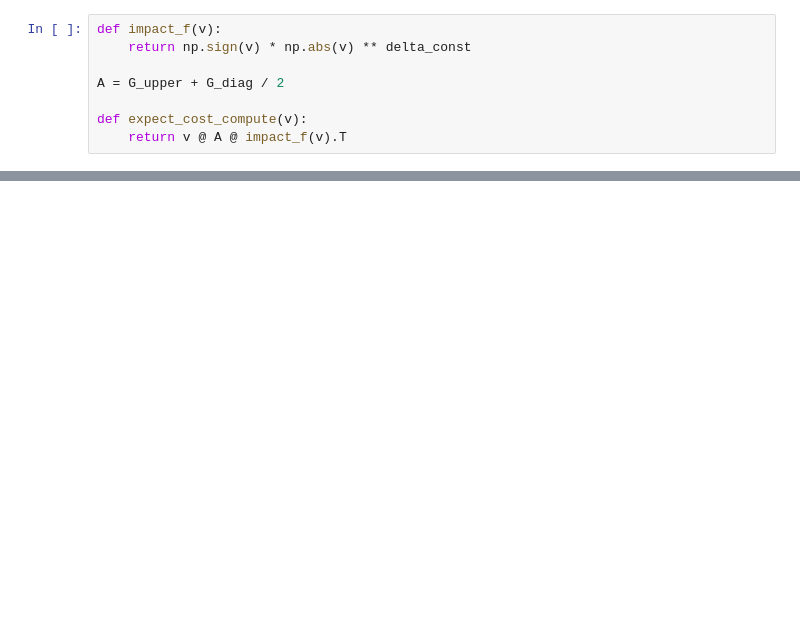
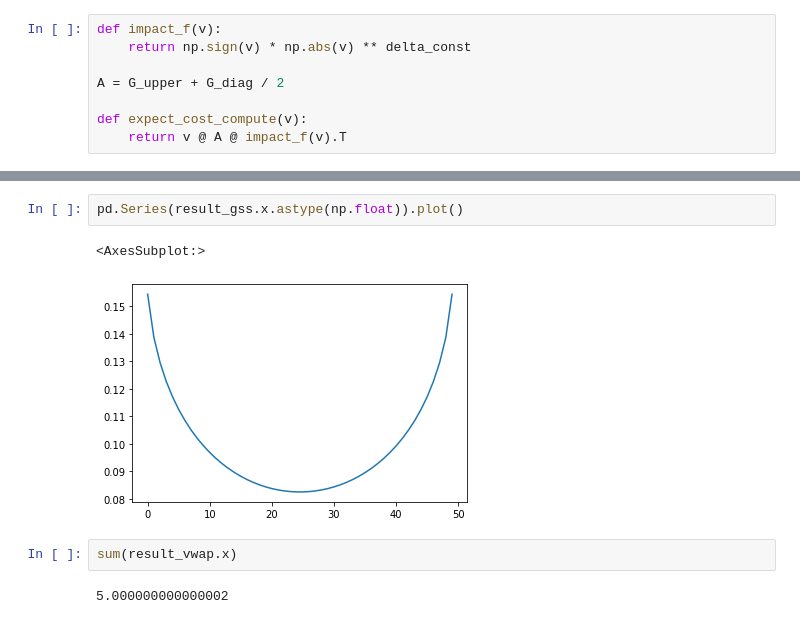
Before and after one commit to WeixiSilhouetteZed/ham-optimal-execution, a Jupyter notebook: sqp.ipynb, the cells around one changed output, grey strips where cells are left out. Drawn from its saved outputs; the diff is of its cells as text; blank space fills up the shorter version.

```diff
--- a/sqp.ipynb
+++ b/sqp.ipynb
@@ -50,0 +98,9 @@ minimize(expect_cost_compute, v_guess, method = "SLSQP", constraints=(lc))
+# %%
+pd.Series(result_gss.x.astype(np.float)).plot()
+# %% [output]
+<AxesSubplot:>
+[figure, added]
+# %%
+sum(result_vwap.x)
+# %% [output]
+5.000000000000002
```
Also changed, not shown: parts of 8 cells of this notebook, 1 other file.
